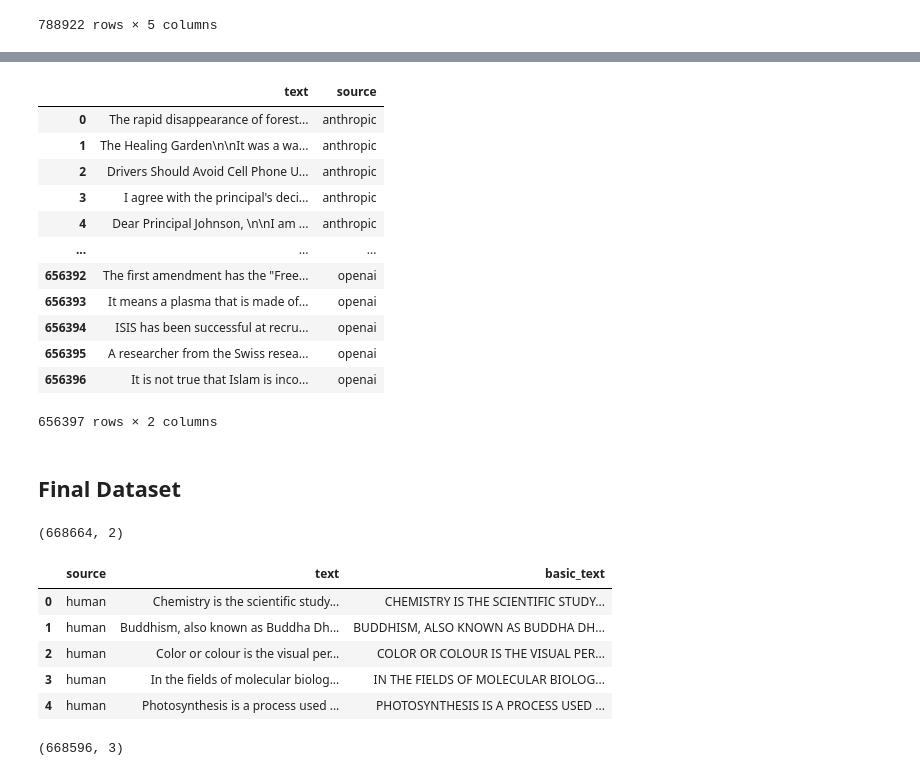
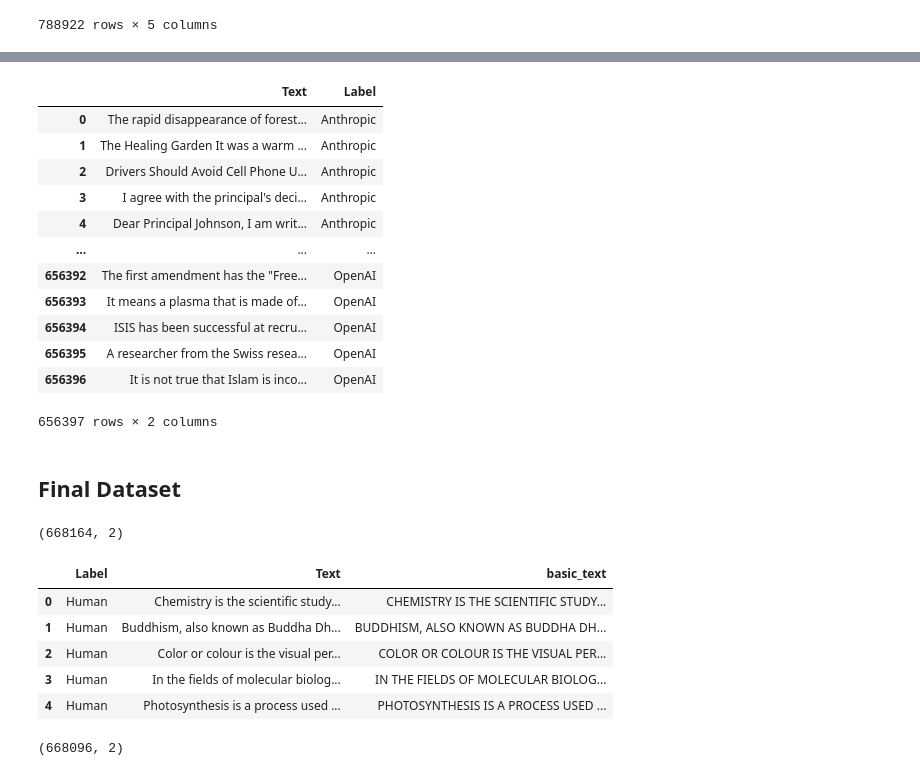
Before and after one commit to CinthiaNagahama/MMC_AP_Trabalho, a Jupyter notebook: dataset_preparation.ipynb, the cells around one changed output, grey strips where cells are left out. Drawn from its saved outputs; the diff is of its cells as text; code cells hidden in the pictures.

```diff
--- a/dataset_preparation.ipynb
+++ b/dataset_preparation.ipynb
@@ -321,5 +251,6 @@ source_mapping = {
 }
 # %%
 df = df[df["source"].isin(source_mapping.keys())][["source", "text"]]
+df.rename(columns={"source":"Label"}, inplace=True)
 df
 # %% [output]
@@ -336,3 +267,5 @@ df
 | 778874 | Text-Davinci-003 | A researcher from the Swiss resea... |
 | 778875 | Text-Davinci-003 | It is not true that Islam is inco... |
 656397 rows × 2 columns
+# %%
+df["Text"] = df["text"].str.replace(r"[\n\r]", " ", regex=True)
@@ -339,41 +281,42 @@ df
 # %%
-df_5 = pd.DataFrame(df["text"])
-df_5["source"] = df.apply(lambda row: source_mapping[row["source"]], axis=1)
-df_5.reset_index(drop=True, inplace=True)
-df_5
+df_4 = pd.DataFrame(df["Text"])
+df_4["Label"] = df.apply(lambda row: source_mapping[row["Label"]], axis=1)
+df_4.reset_index(drop=True, inplace=True)
+df_4
 # %% [output]
-|  | text | source |
-| 0 | The rapid disappearance of forest... | anthropic |
-| 1 | The Healing Garden\n\nIt was a wa... | anthropic |
-| 2 | Drivers Should Avoid Cell Phone U... | anthropic |
-| 3 | I agree with the principal's deci... | anthropic |
-| 4 | Dear Principal Johnson, \n\nI am ... | anthropic |
+|  | Text | Label |
+| 0 | The rapid disappearance of forest... | Anthropic |
+| 1 | The Healing Garden It was a warm ... | Anthropic |
+| 2 | Drivers Should Avoid Cell Phone U... | Anthropic |
+| 3 | I agree with the principal's deci... | Anthropic |
+| 4 | Dear Principal Johnson, I am writ... | Anthropic |
 | ... | ... | ... |
-| 656392 | The first amendment has the "Free... | openai |
-| 656393 | It means a plasma that is made of... | openai |
-| 656394 | ISIS has been successful at recru... | openai |
-| 656395 | A researcher from the Swiss resea... | openai |
-| 656396 | It is not true that Islam is inco... | openai |
+| 656392 | The first amendment has the "Free... | OpenAI |
+| 656393 | It means a plasma that is made of... | OpenAI |
+| 656394 | ISIS has been successful at recru... | OpenAI |
+| 656395 | A researcher from the Swiss resea... | OpenAI |
+| 656396 | It is not true that Islam is inco... | OpenAI |
 656397 rows × 2 columns
 # %% [markdown]
 ## Final Dataset
 # %%
-df_final = pd.concat([df_1, df_2, df_3, df_4, df_5])
+df_final = pd.concat([df_1, df_2, df_3, df_4])
 df_final.shape
 # %% [output]
-(668664, 2)
+(668164, 2)
 # %%
-df_final["basic_text"] = df_final["text"].str.upper()
+df_final["basic_text"] = df_final["Text"].str.upper()
 df_final.head()
 # %% [output]
-|  | source | text | basic_text |
-| 0 | human | Chemistry is the scientific study... | CHEMISTRY IS THE SCIENTIFIC STUDY... |
-| 1 | human | Buddhism, also known as Buddha Dh... | BUDDHISM, ALSO KNOWN AS BUDDHA DH... |
-| 2 | human | Color or colour is the visual per... | COLOR OR COLOUR IS THE VISUAL PER... |
-| 3 | human | In the fields of molecular biolog... | IN THE FIELDS OF MOLECULAR BIOLOG... |
-| 4 | human | Photosynthesis is a process used ... | PHOTOSYNTHESIS IS A PROCESS USED ... |
+|  | Label | Text | basic_text |
+| 0 | Human | Chemistry is the scientific study... | CHEMISTRY IS THE SCIENTIFIC STUDY... |
+| 1 | Human | Buddhism, also known as Buddha Dh... | BUDDHISM, ALSO KNOWN AS BUDDHA DH... |
+| 2 | Human | Color or colour is the visual per... | COLOR OR COLOUR IS THE VISUAL PER... |
+| 3 | Human | In the fields of molecular biolog... | IN THE FIELDS OF MOLECULAR BIOLOG... |
+| 4 | Human | Photosynthesis is a process used ... | PHOTOSYNTHESIS IS A PROCESS USED ... |
 # %%
 df_final = df_final.drop_duplicates(subset=['basic_text'])
+df_final.drop("basic_text", axis=1, inplace=True)
 df_final.shape
 # %% [output]
-(668596, 3)
+(668096, 2)
```
Also changed, not shown: parts of 25 cells of this notebook, 1 other file.
